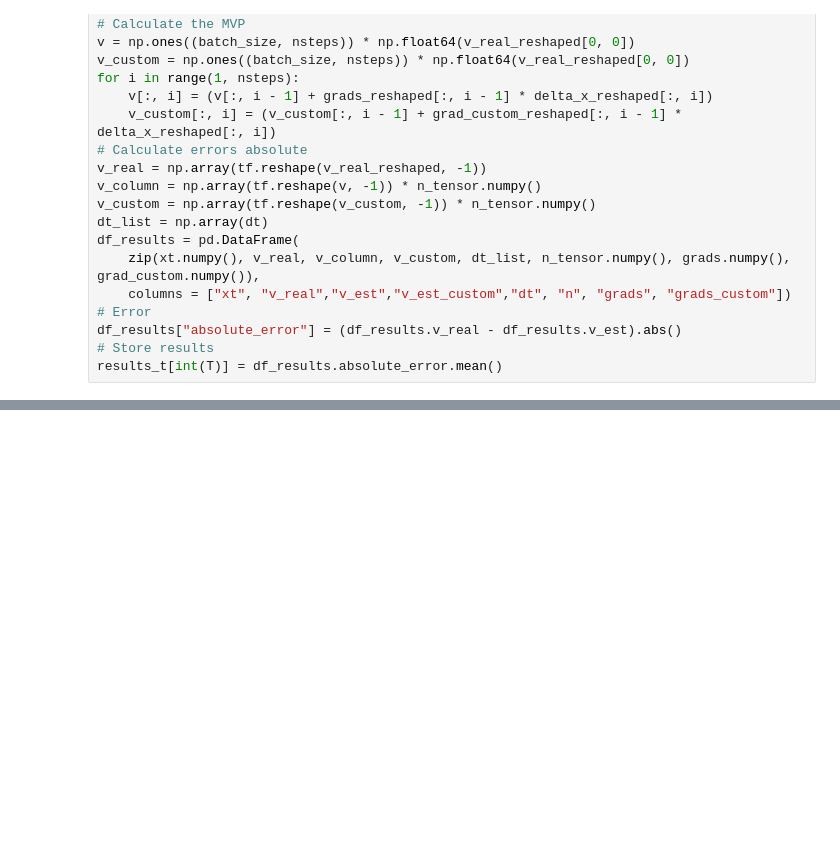
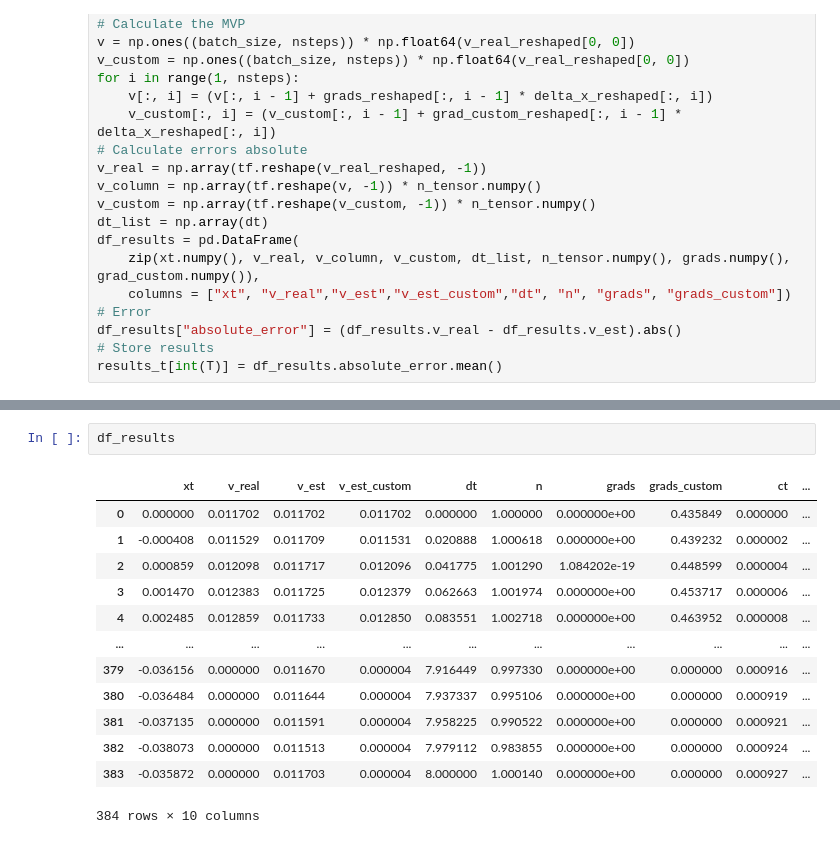
Before and after one commit to borjaf696/LGM_BFSDE, a Jupyter notebook: notebooks/test_phis.ipynb, the cells around one changed output, grey strips where cells are left out. Drawn from its saved outputs; the diff is of its cells as text; blank space fills up the shorter version.

```diff
--- a/notebooks/test_phis.ipynb
+++ b/notebooks/test_phis.ipynb
@@ -338,0 +423,16 @@ VisualizationHelper.plot_multiple_series(df_results, x = "xt", values_column = [
+# %%
+df_results
+# %% [output]
+|  | xt | v_real | v_est | v_est_custom | dt | n | grads | grads_custom | ct | ... |
+| 0 | 0.000000 | 0.011702 | 0.011702 | 0.011702 | 0.000000 | 1.000000 | 0.000000e+00 | 0.435849 | 0.000000 | ... |
+| 1 | -0.000408 | 0.011529 | 0.011709 | 0.011531 | 0.020888 | 1.000618 | 0.000000e+00 | 0.439232 | 0.000002 | ... |
+| 2 | 0.000859 | 0.012098 | 0.011717 | 0.012096 | 0.041775 | 1.001290 | 1.084202e-19 | 0.448599 | 0.000004 | ... |
+| 3 | 0.001470 | 0.012383 | 0.011725 | 0.012379 | 0.062663 | 1.001974 | 0.000000e+00 | 0.453717 | 0.000006 | ... |
+| 4 | 0.002485 | 0.012859 | 0.011733 | 0.012850 | 0.083551 | 1.002718 | 0.000000e+00 | 0.463952 | 0.000008 | ... |
+| ... | ... | ... | ... | ... | ... | ... | ... | ... | ... | ... |
+| 379 | -0.036156 | 0.000000 | 0.011670 | 0.000004 | 7.916449 | 0.997330 | 0.000000e+00 | 0.000000 | 0.000916 | ... |
+| 380 | -0.036484 | 0.000000 | 0.011644 | 0.000004 | 7.937337 | 0.995106 | 0.000000e+00 | 0.000000 | 0.000919 | ... |
+| 381 | -0.037135 | 0.000000 | 0.011591 | 0.000004 | 7.958225 | 0.990522 | 0.000000e+00 | 0.000000 | 0.000921 | ... |
+| 382 | -0.038073 | 0.000000 | 0.011513 | 0.000004 | 7.979112 | 0.983855 | 0.000000e+00 | 0.000000 | 0.000924 | ... |
+| 383 | -0.035872 | 0.000000 | 0.011703 | 0.000004 | 8.000000 | 1.000140 | 0.000000e+00 | 0.000000 | 0.000927 | ... |
+384 rows × 10 columns
```
Also changed, not shown: parts of 11 cells of this notebook, 2 other files.
